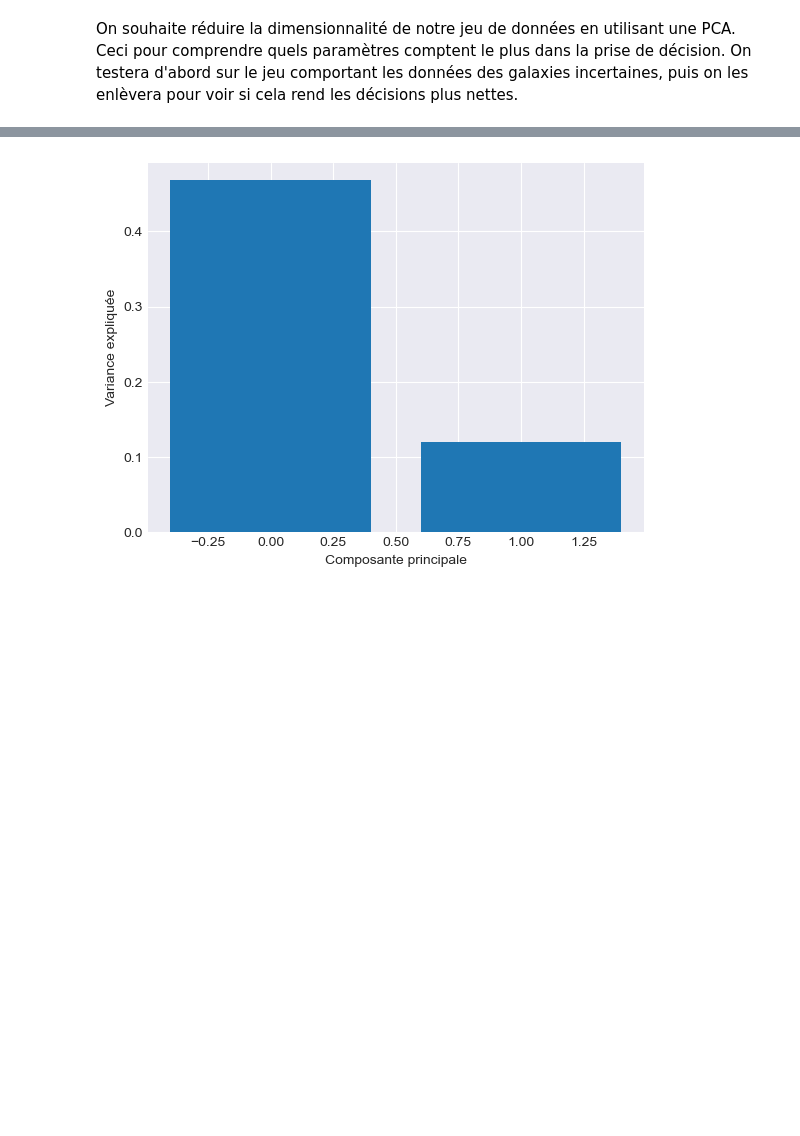
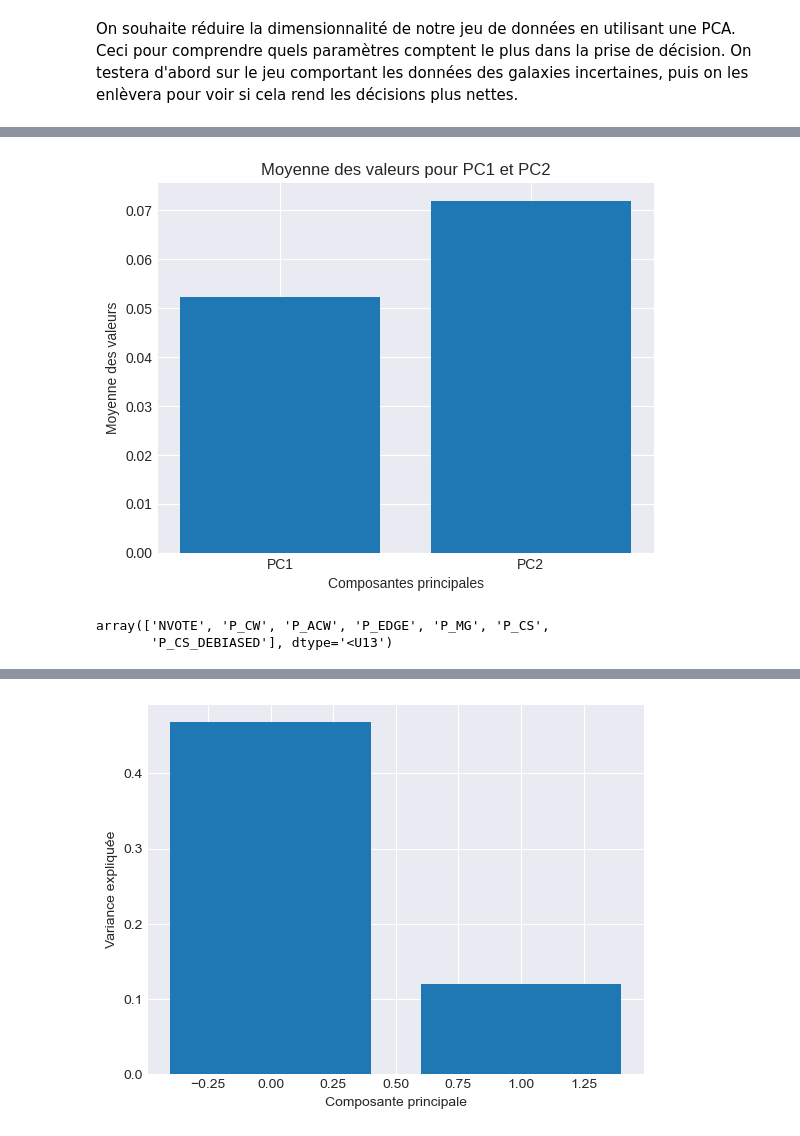
Before and after one commit to lukbrb/academic-physics, a Jupyter notebook: galaxy-classification/notebooks/02-Unsupervised.ipynb, the cells around one changed output, grey strips where cells are left out. Drawn from its saved outputs; the diff is of its cells as text; code cells hidden in the pictures; blank space fills up the shorter version.

```diff
--- a/galaxy-classification/notebooks/02-Unsupervised.ipynb
+++ b/galaxy-classification/notebooks/02-Unsupervised.ipynb
@@ -42,3 +53,27 @@ Meaning of the 2 components:
+# %%
+PC1 = pca.components_[0]
+PC2 = pca.components_[1]
+
+# Calcul de la moyenne des valeurs de chaque composante principale
+mean_PC1 = np.mean(PC1)
+mean_PC2 = np.mean(PC2)
+
+# Création du graphique en barres
+fig, ax = plt.subplots()
+ax.bar(["PC1", "PC2"], [mean_PC1, mean_PC2])
+
+# Ajout de titres et d'étiquettes d'axes
+ax.set_title("Moyenne des valeurs pour PC1 et PC2")
+ax.set_xlabel("Composantes principales")
+ax.set_ylabel("Moyenne des valeurs")
+plt.show()
+# %% [output]
+[figure, added]
+# %%
+np.array(galaxies.feature_names)[pc1 > np.percentile(pc1, 25)]
+# %% [output]
+array(['NVOTE', 'P_CW', 'P_ACW', 'P_EDGE', 'P_MG', 'P_CS',
+       'P_CS_DEBIASED'], dtype='<U13')
 # %%
 galaxies = load_galaxies(n_samples=150)
 
```
Also changed, not shown: parts of 5 cells of this notebook, 2 other files.
